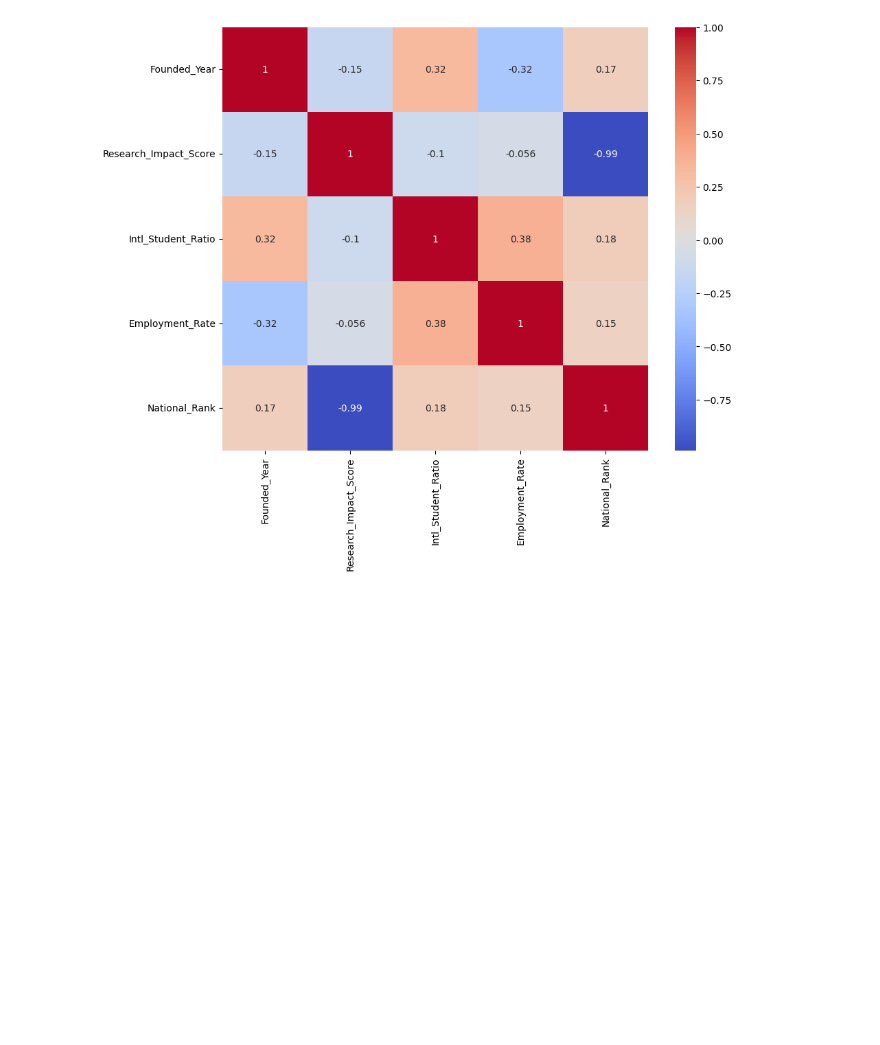
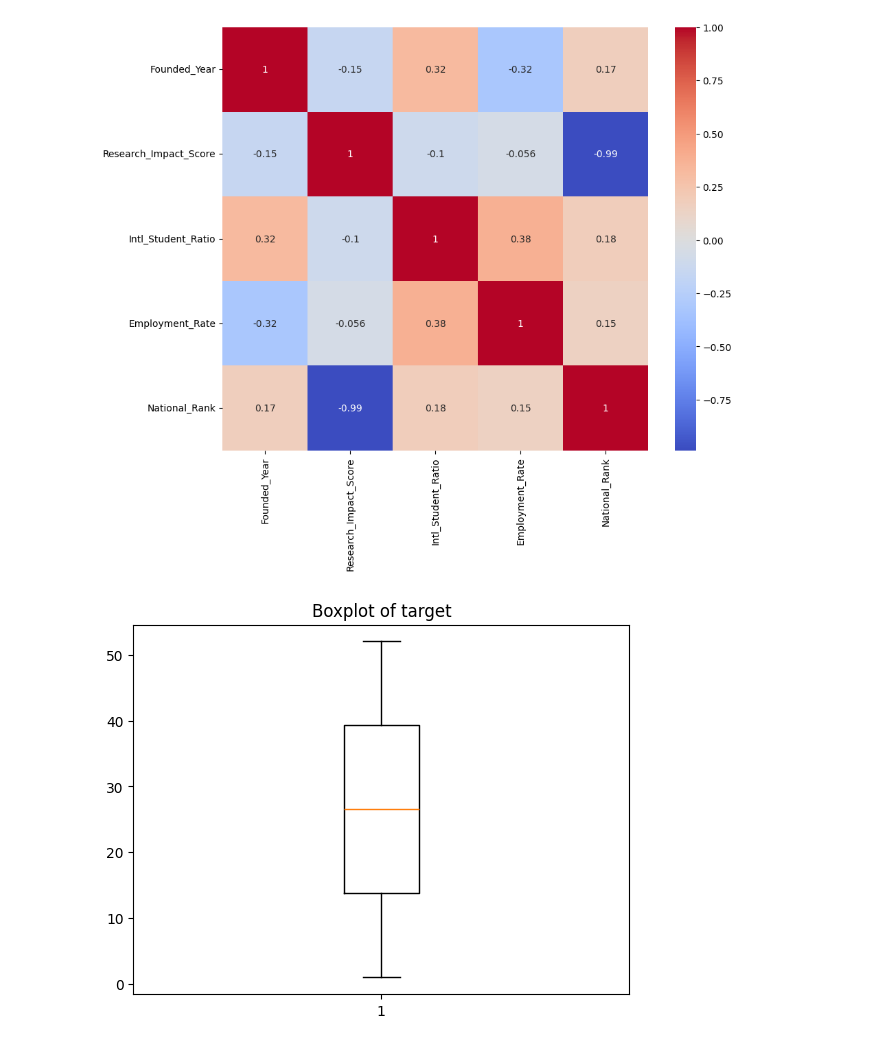
Before and after one commit to sonjoy1s/kaggle_project, a Jupyter notebook: Japan_Top_50_Universities_Dataset.ipynb, the cells around one changed output. Cells and saved outputs as stored; diff of their text form; code cells hidden in the pictures; blank space fills up the shorter version.

```diff
--- a/Japan_Top_50_Universities_Dataset.ipynb
+++ b/Japan_Top_50_Universities_Dataset.ipynb
@@ -115,3 +115,9 @@ sns.heatmap(corr_matric,annot=True,cmap='coolwarm')
 plt.show()
 # %% [output]
 [figure]
+# %%
+plt.boxplot(df[target])
+plt.title("Boxplot of target")
+plt.show()
+# %% [output]
+[figure, added]
```
